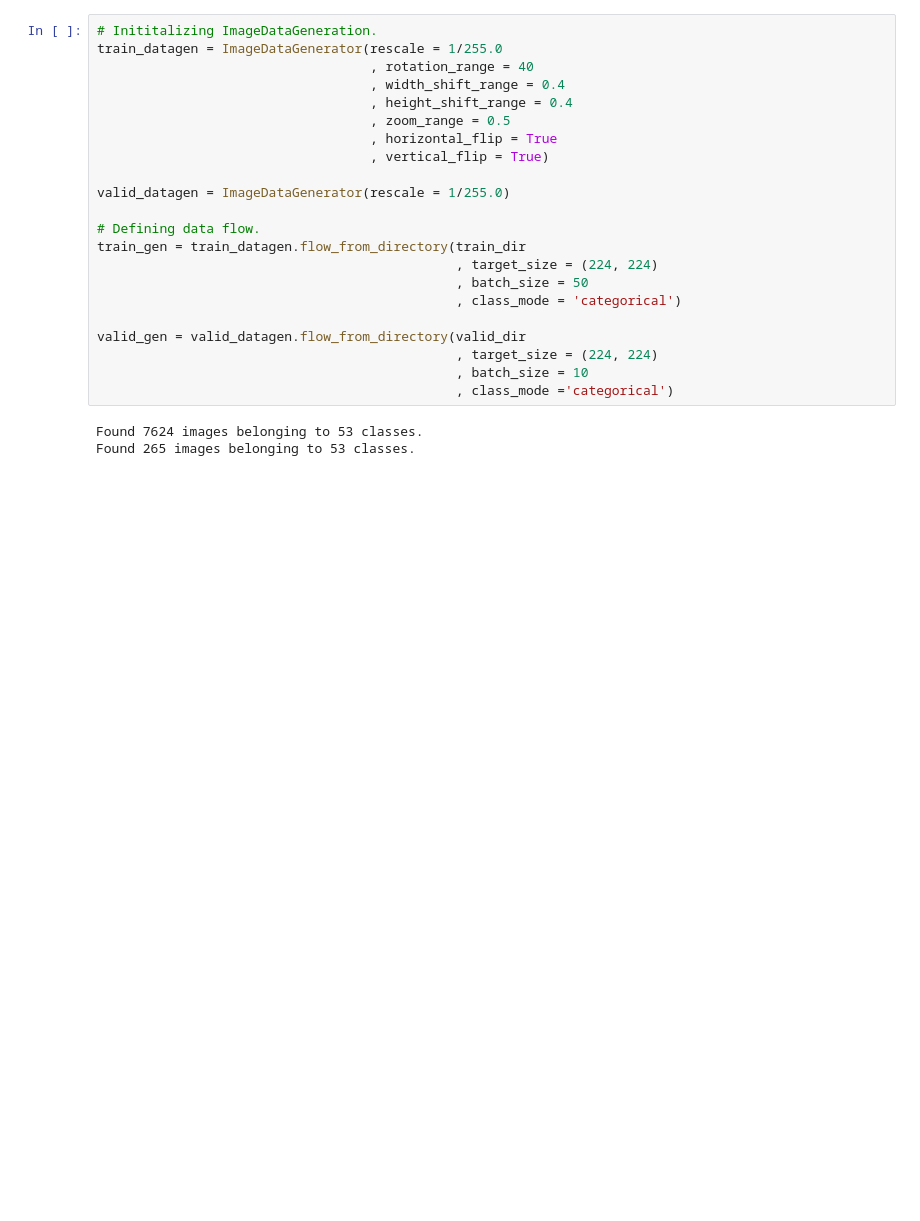
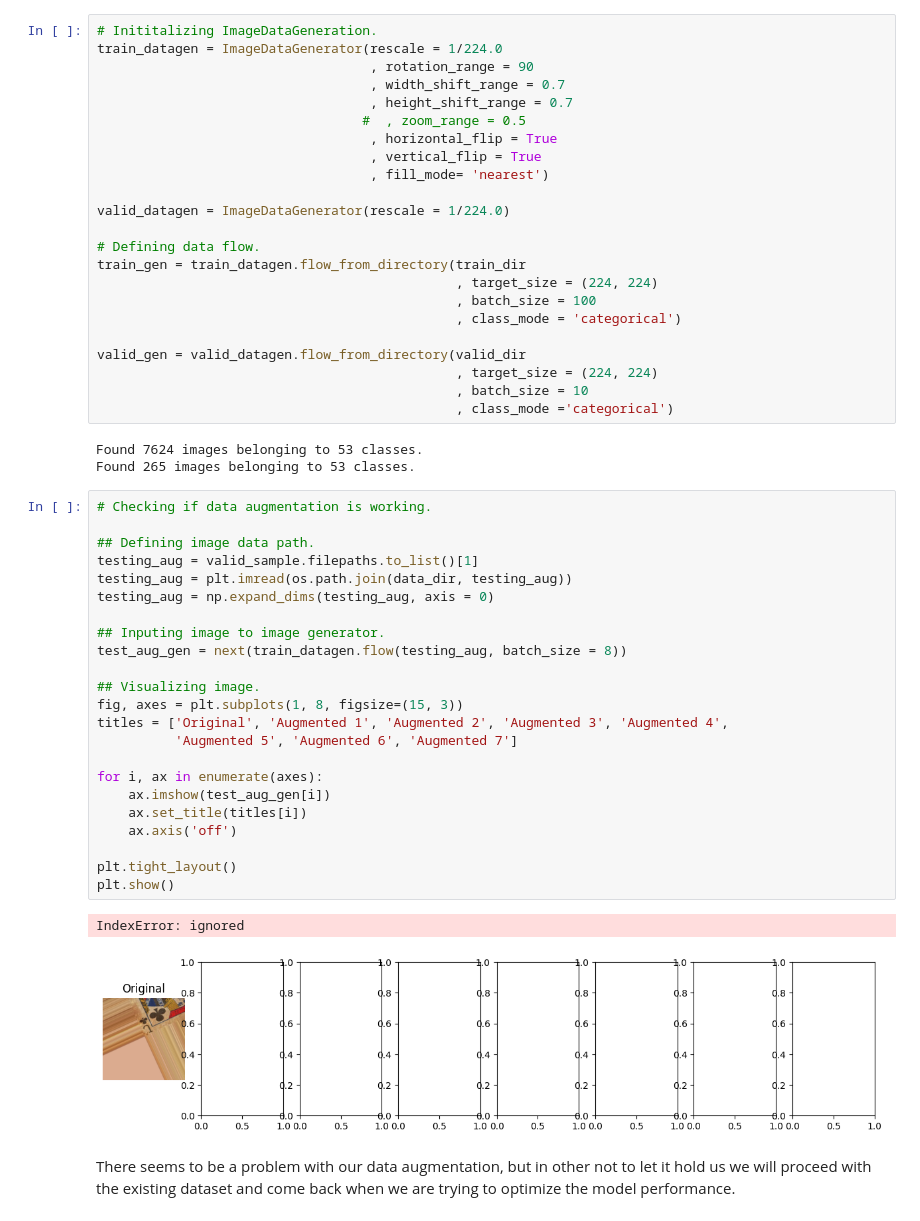
Before and after one commit to ibenjamin-ojo/poker-card-image-recognition, a Jupyter notebook: 2.Code/Poker_Card_Image_Recognition.ipynb, the cells around one changed output. Saved outputs shown, nothing was run; the diff lists cells and outputs as text; blank space fills up the shorter version.

```diff
--- a/2.Code/Poker_Card_Image_Recognition.ipynb
+++ b/2.Code/Poker_Card_Image_Recognition.ipynb
@@ -270,20 +270,21 @@ plt.show()
 For the is phase of we would be cleaning our dataset by normalizing it,and some data augmentation to increase our training dataset.
 # %%
 # Inititalizing ImageDataGeneration.
-train_datagen = ImageDataGenerator(rescale = 1/255.0
-                                   , rotation_range = 40
-                                   , width_shift_range = 0.4
-                                   , height_shift_range = 0.4
-                                   , zoom_range = 0.5
+train_datagen = ImageDataGenerator(rescale = 1/224.0
+                                   , rotation_range = 90
+                                   , width_shift_range = 0.7
+                                   , height_shift_range = 0.7
+                                  #  , zoom_range = 0.5
                                    , horizontal_flip = True
-                                   , vertical_flip = True)
+                                   , vertical_flip = True
+                                   , fill_mode= 'nearest')
 
-valid_datagen = ImageDataGenerator(rescale = 1/255.0)
+valid_datagen = ImageDataGenerator(rescale = 1/224.0)
 
 # Defining data flow.
 train_gen = train_datagen.flow_from_directory(train_dir
                                               , target_size = (224, 224)
-                                              , batch_size = 50
+                                              , batch_size = 100
                                               , class_mode = 'categorical')
 
 valid_gen = valid_datagen.flow_from_directory(valid_dir
@@ -293,3 +294,31 @@ valid_gen = valid_datagen.flow_from_directory(valid_dir
 # %% [output]
 Found 7624 images belonging to 53 classes.
 Found 265 images belonging to 53 classes.
+# %%
+# Checking if data augmentation is working.
+
+## Defining image data path.
+testing_aug = valid_sample.filepaths.to_list()[1]
+testing_aug = plt.imread(os.path.join(data_dir, testing_aug))
+testing_aug = np.expand_dims(testing_aug, axis = 0)
+
+## Inputing image to image generator.
+test_aug_gen = next(train_datagen.flow(testing_aug, batch_size = 8))
+
+## Visualizing image.
+fig, axes = plt.subplots(1, 8, figsize=(15, 3))
+titles = ['Original', 'Augmented 1', 'Augmented 2', 'Augmented 3', 'Augmented 4',
+          'Augmented 5', 'Augmented 6', 'Augmented 7']
+
+for i, ax in enumerate(axes):
+    ax.imshow(test_aug_gen[i])
+    ax.set_title(titles[i])
+    ax.axis('off')
+
+plt.tight_layout()
+plt.show()
+# %% [output]
+IndexError: ignored
+[figure, added]
+# %% [markdown]
+There seems to be a problem with our data augmentation, but in other not to let it hold us we will proceed with the existing dataset and come back when we are trying to optimize the model performance.
```
